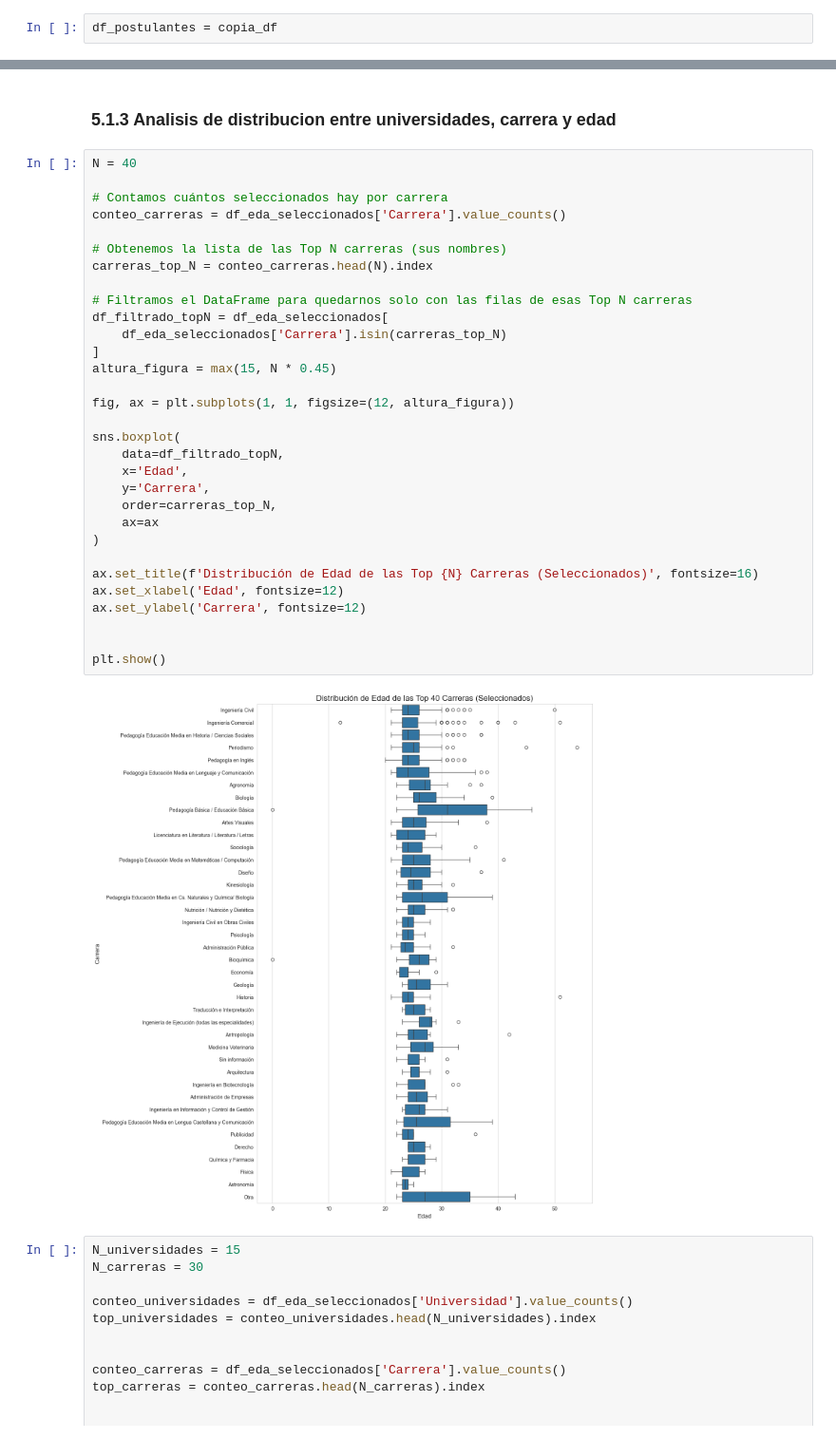
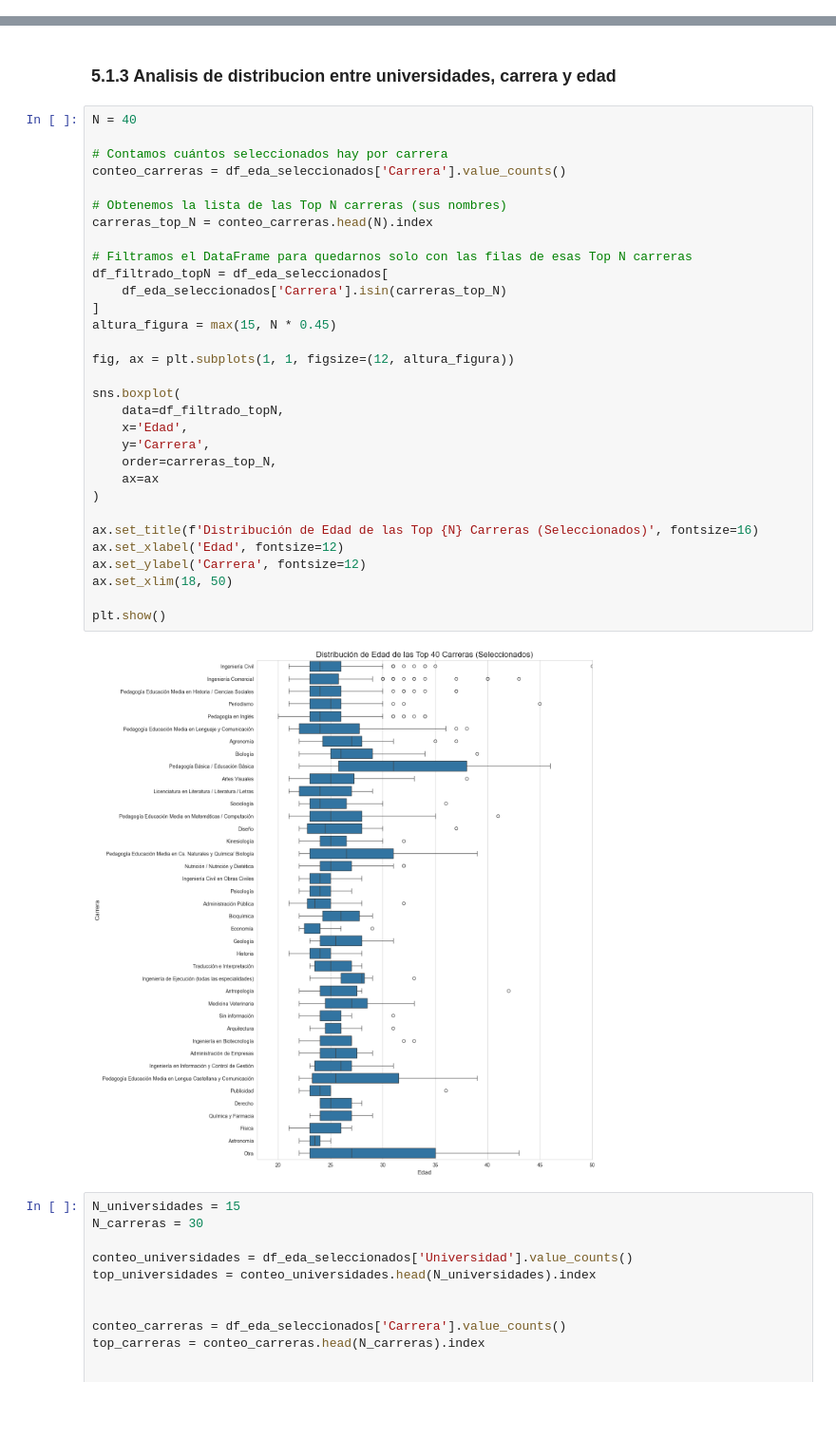
Before and after one commit to SergioHdezDC/IMT2200-Proyecto-Semestral, a Jupyter notebook: NotebookEnseñaChile.ipynb, the cells around one changed output, grey strips where cells are left out. Shown at 95% size. Cells and saved outputs as stored; diff of their text form; blank space fills up the shorter version.

```diff
--- a/NotebookEnseñaChile.ipynb
+++ b/NotebookEnseñaChile.ipynb
@@ -471,5 +469,3 @@ copia_df = df_postulantes.copy(deep=True)
-# %%
-df_postulantes = copia_df
 # %% [markdown]
 ### 3.6.2 Calcular edad al postular
 # %%
@@ -907,35 +904,35 @@ En cuanto a las universidades, se puede observar que los seleccionados de univer
 N = 40
 
 # Contamos cuántos seleccionados hay por carrera
 conteo_carreras = df_eda_seleccionados['Carrera'].value_counts()
 
 # Obtenemos la lista de las Top N carreras (sus nombres)
 carreras_top_N = conteo_carreras.head(N).index
 
 # Filtramos el DataFrame para quedarnos solo con las filas de esas Top N carreras
 df_filtrado_topN = df_eda_seleccionados[
     df_eda_seleccionados['Carrera'].isin(carreras_top_N)
 ]
 altura_figura = max(15, N * 0.45)
 
 fig, ax = plt.subplots(1, 1, figsize=(12, altura_figura))
 
 sns.boxplot(
     data=df_filtrado_topN,
     x='Edad',
     y='Carrera',
     order=carreras_top_N,
     ax=ax
 )
 
 ax.set_title(f'Distribución de Edad de las Top {N} Carreras (Seleccionados)', fontsize=16)
 ax.set_xlabel('Edad', fontsize=12)
 ax.set_ylabel('Carrera', fontsize=12)
-
+ax.set_xlim(18, 50)
 
 plt.show()
 # %% [output]
-[figure, old version]
+[figure, new version]
 # %%
 N_universidades = 15
 N_carreras = 30
```
Also changed, not shown: parts of 3 cells of this notebook.
